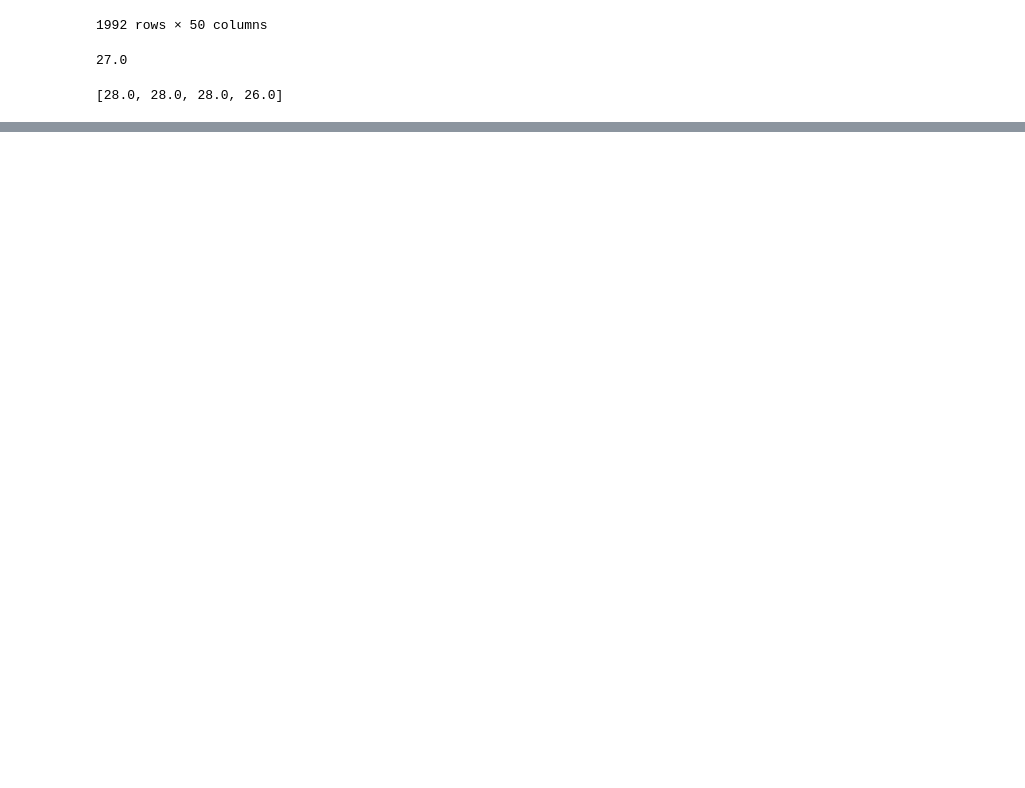
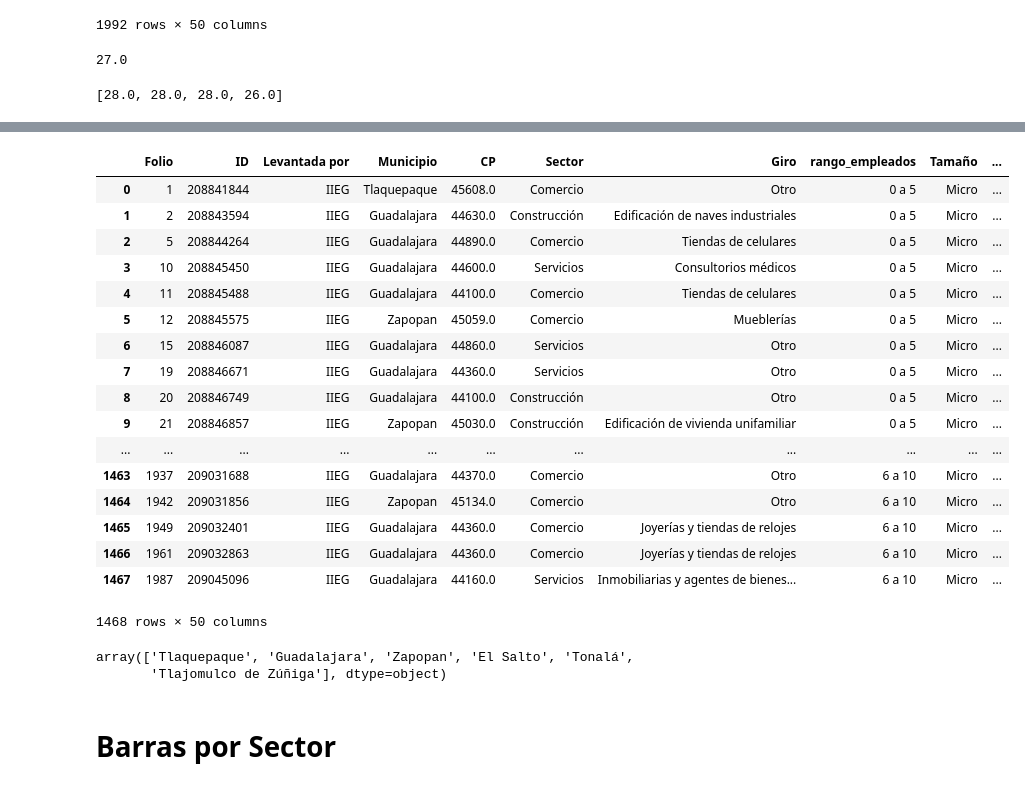
Before and after one commit to IFFranciscoME/Urban_Lab_Desarrollo, a Jupyter notebook: Job/Stress Analysis.ipynb, the cells around one changed output, grey strips where cells are left out. Cells and saved outputs as stored; diff of their text form; code cells hidden in the pictures; blank space fills up the shorter version.

Commit message:
Job's Changes
Stress Analysis by Sector

```diff
--- a/Job/Stress Analysis.ipynb
+++ b/Job/Stress Analysis.ipynb
@@ -55,3 +55,32 @@ fig.show()
 # %% [output]
 [interactive output not drawn]
 [interactive output not drawn]
+# %%
+Stress = Stress.loc[Stress['Municipio'].isin(['Zapopan','Tonalá','Tlaquepaque','Tlajomulco de Zúñiga','El Salto','Guadalajara'])]
+Stress = Stress.reset_index(drop=True)
+Stress
+# %% [output]
+|  | Folio | ID | Levantada por | Municipio | CP | Sector | Giro | rango_empleados | Tamaño | ... |
+| 0 | 1 | 208841844 | IIEG | Tlaquepaque | 45608.0 | Comercio | Otro | 0 a 5 | Micro | ... |
+| 1 | 2 | 208843594 | IIEG | Guadalajara | 44630.0 | Construcción | Edificación de naves industriales | 0 a 5 | Micro | ... |
+| 2 | 5 | 208844264 | IIEG | Guadalajara | 44890.0 | Comercio | Tiendas de celulares | 0 a 5 | Micro | ... |
+| 3 | 10 | 208845450 | IIEG | Guadalajara | 44600.0 | Servicios | Consultorios médicos | 0 a 5 | Micro | ... |
+| 4 | 11 | 208845488 | IIEG | Guadalajara | 44100.0 | Comercio | Tiendas de celulares | 0 a 5 | Micro | ... |
+| 5 | 12 | 208845575 | IIEG | Zapopan | 45059.0 | Comercio | Mueblerías | 0 a 5 | Micro | ... |
+| 6 | 15 | 208846087 | IIEG | Guadalajara | 44860.0 | Servicios | Otro | 0 a 5 | Micro | ... |
+| 7 | 19 | 208846671 | IIEG | Guadalajara | 44360.0 | Servicios | Otro | 0 a 5 | Micro | ... |
+| 8 | 20 | 208846749 | IIEG | Guadalajara | 44100.0 | Construcción | Otro | 0 a 5 | Micro | ... |
+| 9 | 21 | 208846857 | IIEG | Zapopan | 45030.0 | Construcción | Edificación de vivienda unifamiliar | 0 a 5 | Micro | ... |
+| ... | ... | ... | ... | ... | ... | ... | ... | ... | ... | ... |
+| 1463 | 1937 | 209031688 | IIEG | Guadalajara | 44370.0 | Comercio | Otro | 6 a 10 | Micro | ... |
+| 1464 | 1942 | 209031856 | IIEG | Zapopan | 45134.0 | Comercio | Otro | 6 a 10 | Micro | ... |
+| 1465 | 1949 | 209032401 | IIEG | Guadalajara | 44360.0 | Comercio | Joyerías y tiendas de relojes | 6 a 10 | Micro | ... |
+| 1466 | 1961 | 209032863 | IIEG | Guadalajara | 44360.0 | Comercio | Joyerías y tiendas de relojes | 6 a 10 | Micro | ... |
+| 1467 | 1987 | 209045096 | IIEG | Guadalajara | 44160.0 | Servicios | Inmobiliarias y agentes de bienes... | 6 a 10 | Micro | ... |
+1468 rows × 50 columns
+# %%
+Municipios=Stress['Municipio'].unique()
+Municipios
+# %% [output]
+array(['Tlaquepaque', 'Guadalajara', 'Zapopan', 'El Salto', 'Tonalá',
+       'Tlajomulco de Zúñiga'], dtype=object)
@@ -57,0 +89,2 @@ fig.show()
+# %% [markdown]
+# Barras por Sector
```
Also changed, not shown: parts of 14 cells of this notebook, 3 other files.
